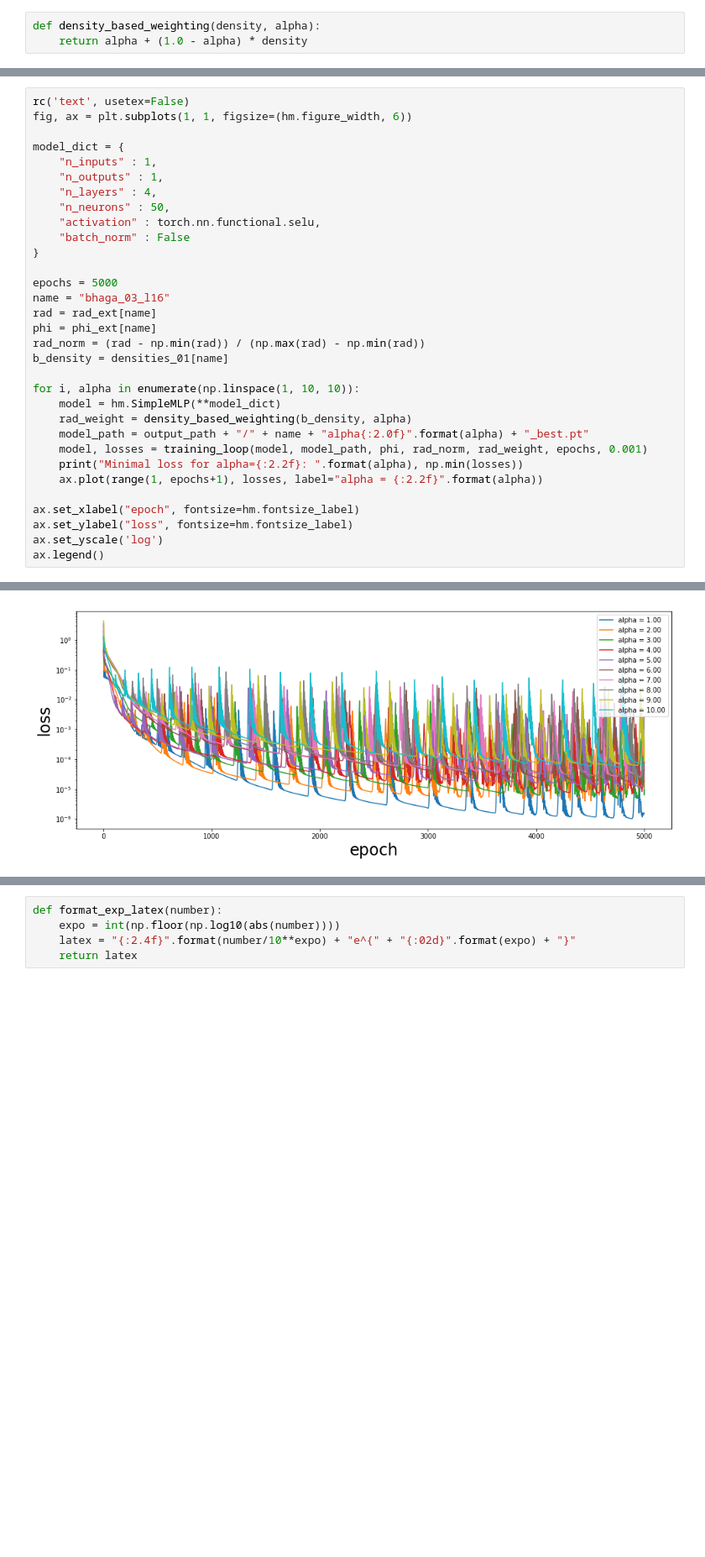
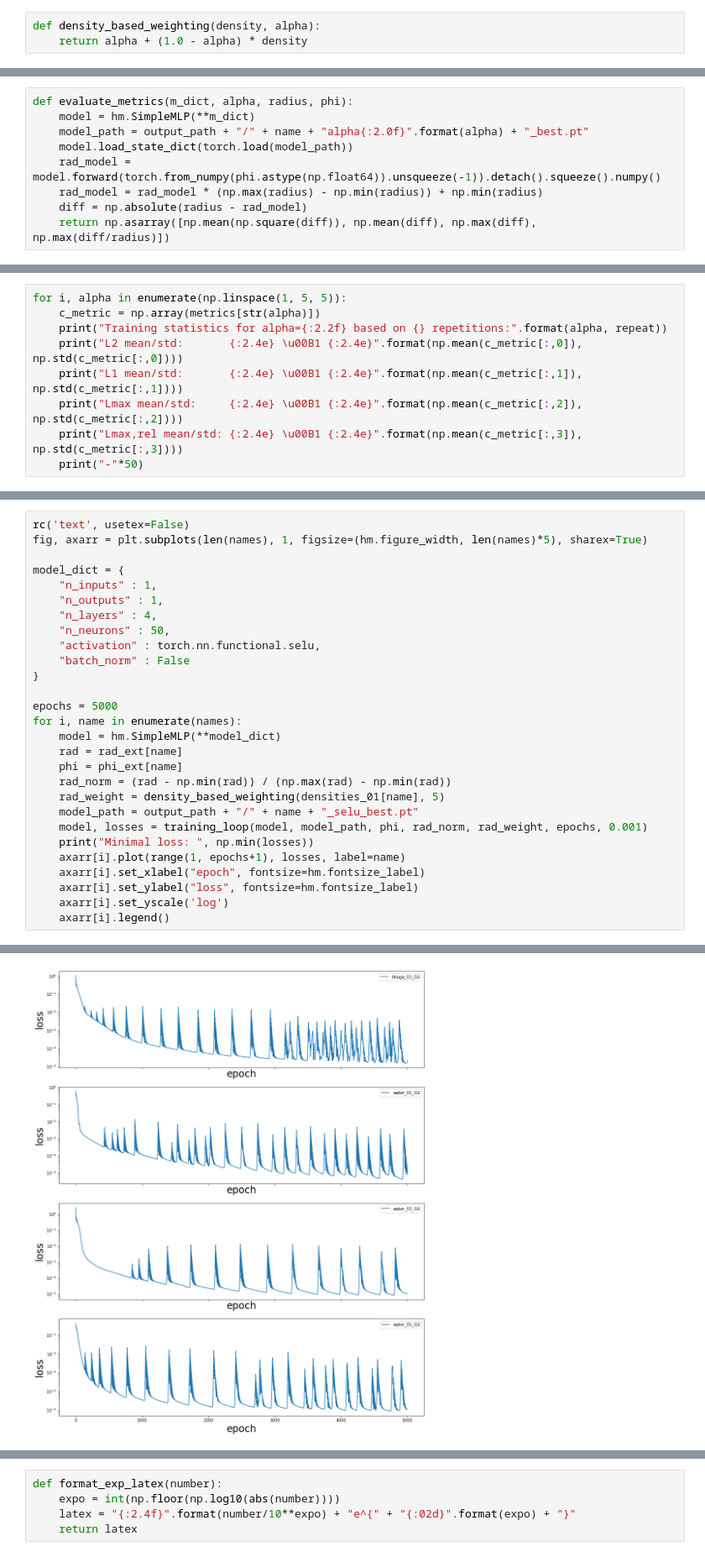
Before and after one commit to AndreWeiner/phd_notebooks, a Jupyter notebook: notebooks/basilisk_2D_shape_approximation_simple.ipynb, the cells around one changed output, grey strips where cells are left out. Shown at 84% size. Cells and saved outputs as stored; diff of their text form; blank space fills up the shorter version.

```diff
--- a/notebooks/basilisk_2D_shape_approximation_simple.ipynb
+++ b/notebooks/basilisk_2D_shape_approximation_simple.ipynb
@@ -567,3 +567,12 @@ ax.legend(bbox_to_anchor=(0., 1.02, 1., .102), loc=3,
 savefig("bhaga_03_l16_weighting_function")
 # %% [output]
 [figure]
+# %%
+def evaluate_metrics(m_dict, alpha, radius, phi):
+    model = hm.SimpleMLP(**m_dict)
+    model_path = output_path + "/" + name + "alpha{:2.0f}".format(alpha) + "_best.pt"
+    model.load_state_dict(torch.load(model_path))
+    rad_model = model.forward(torch.from_numpy(phi.astype(np.float64)).unsqueeze(-1)).detach().squeeze().numpy()
+    rad_model = rad_model * (np.max(radius) - np.min(radius)) + np.min(radius)
+    diff = np.absolute(radius - rad_model)
+    return np.asarray([np.mean(np.square(diff)), np.mean(diff), np.max(diff), np.max(diff/radius)])
@@ -569,0 +616,9 @@ savefig("bhaga_03_l16_weighting_function")
+# %%
+for i, alpha in enumerate(np.linspace(1, 5, 5)):
+    c_metric = np.array(metrics[str(alpha)])
+    print("Training statistics for alpha={:2.2f} based on {} repetitions:".format(alpha, repeat))
+    print("L2 mean/std:       {:2.4e} \u00B1 {:2.4e}".format(np.mean(c_metric[:,0]), np.std(c_metric[:,0])))
+    print("L1 mean/std:       {:2.4e} \u00B1 {:2.4e}".format(np.mean(c_metric[:,1]), np.std(c_metric[:,1])))
+    print("Lmax mean/std:     {:2.4e} \u00B1 {:2.4e}".format(np.mean(c_metric[:,2]), np.std(c_metric[:,2])))
+    print("Lmax,rel mean/std: {:2.4e} \u00B1 {:2.4e}".format(np.mean(c_metric[:,3]), np.std(c_metric[:,3])))
+    print("-"*50)
@@ -570,6 +670,6 @@ savefig("bhaga_03_l16_weighting_function")
 # %%
 rc('text', usetex=False)
-fig, ax = plt.subplots(1, 1, figsize=(hm.figure_width, 6))
+fig, axarr = plt.subplots(len(names), 1, figsize=(hm.figure_width, len(names)*5), sharex=True)
 
 model_dict = {
     "n_inputs" : 1,
@@ -581,22 +681,18 @@ model_dict = {
 }
 
 epochs = 5000
-name = "bhaga_03_l16"
-rad = rad_ext[name]
-phi = phi_ext[name]
-rad_norm = (rad - np.min(rad)) / (np.max(rad) - np.min(rad))
-b_density = densities_01[name]
-
-for i, alpha in enumerate(np.linspace(1, 10, 10)):
+for i, name in enumerate(names):
     model = hm.SimpleMLP(**model_dict)
-    rad_weight = density_based_weighting(b_density, alpha)
-    model_path = output_path + "/" + name + "alpha{:2.0f}".format(alpha) + "_best.pt"
+    rad = rad_ext[name]
+    phi = phi_ext[name]
+    rad_norm = (rad - np.min(rad)) / (np.max(rad) - np.min(rad))
+    rad_weight = density_based_weighting(densities_01[name], 5)
+    model_path = output_path + "/" + name + "_selu_best.pt"
     model, losses = training_loop(model, model_path, phi, rad_norm, rad_weight, epochs, 0.001)
-    print("Minimal loss for alpha={:2.2f}: ".format(alpha), np.min(losses))
-    ax.plot(range(1, epochs+1), losses, label="alpha = {:2.2f}".format(alpha))
-
-ax.set_xlabel("epoch", fontsize=hm.fontsize_label)
-ax.set_ylabel("loss", fontsize=hm.fontsize_label)
-ax.set_yscale('log')
-ax.legend()
+    print("Minimal loss: ", np.min(losses))
+    axarr[i].plot(range(1, epochs+1), losses, label=name)
+    axarr[i].set_xlabel("epoch", fontsize=hm.fontsize_label)
+    axarr[i].set_ylabel("loss", fontsize=hm.fontsize_label)
+    axarr[i].set_yscale('log')
+    axarr[i].legend()
 # %% [output]
@@ -624 +703 @@ Minimal loss for alpha=10.00:  5.27464614421e-05
-[figure, old version]
+[figure, new version]
```
Also changed, not shown: parts of 12 cells of this notebook, 1 other file.
